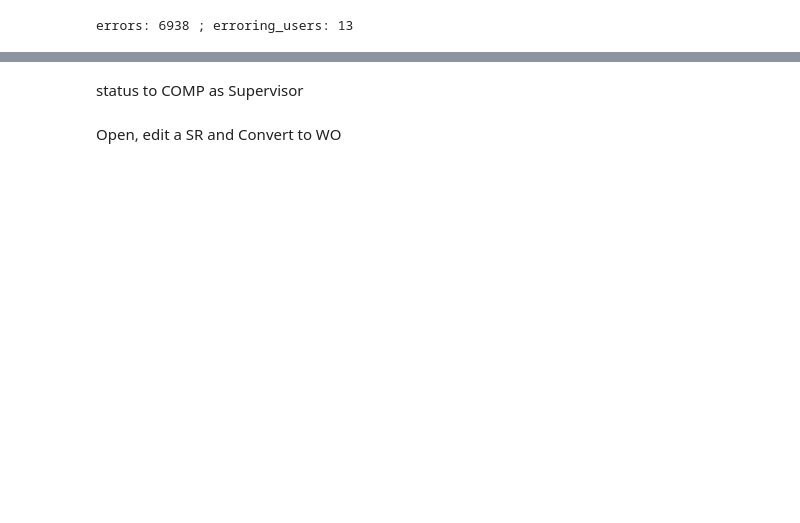
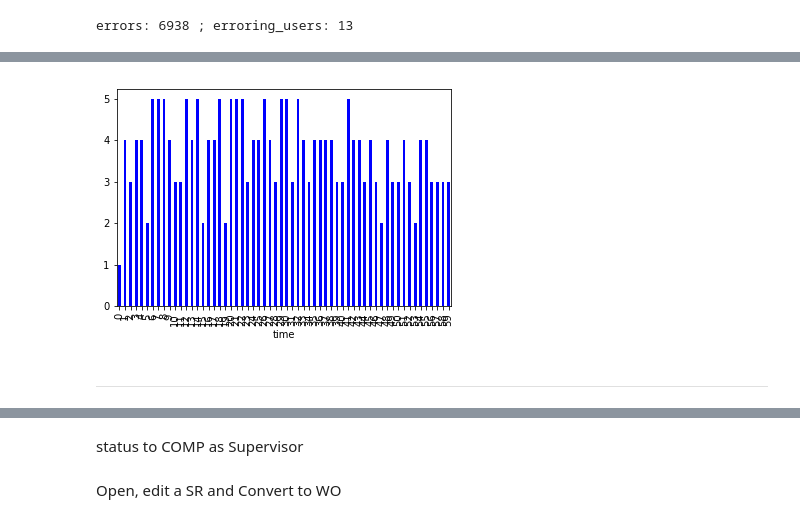
Before and after one commit to bobev18/errlogana, a Jupyter notebook: Log Error Analysis.ipynb, the cells around one changed output, grey strips where cells are left out. Saved outputs shown, nothing was run; the diff lists cells and outputs as text; code cells hidden in the pictures; blank space fills up the shorter version.

```diff
--- a/Log Error Analysis.ipynb
+++ b/Log Error Analysis.ipynb
@@ -35,26 +35,32 @@ class TestError():
             self.file = sv.group(2)
             # name_parts = self.file.split('__')
             # self.uj = name_parts[0]
+        else:
+            self.validation = None
+            self.file = None
 
         if errortype == 'Response DD Extraction Failure':
             ddisrc = re.search(r'Error reading value for response DD item (.+?) used in step (.+?)', message)
             self.dditem = ddisrc.group(1)
             # !!! the line below currently gives wrong value due to BUG in the ST logs.
             # self.ddi_source = ddisrc.group(2)
+        else:
+            self.dditem = None
 
-    def show(self):
+    def show(self, shorten=True):
+        if shorten:
+            message = self.cause_message[:50] + (len(self.cause_message)>50)*'...'
+        if self.dditem:
+            message = self.dditem
         return OrderedDict([('time', self.time),
                 ('user', self.userid),
-                ('total user errors', 0),
+#                 ('total errors', 0),
                 ('uj', self.uj),
                 ('step', self.stepid),
                 ('cycle', self.cycleid),
                 ('error type', self.errortype),
                 ('error cause', self.cause),
-                ('loop length', self.loop_len),
-                ('loop start', self.loop_start_cycle),
-                ('loop end', self.loop_end_cycle),
-                ('cause message', self.cause_message),
+                ('cause message/ddi', message),
                ])
 
     def set_snapshot_details(self):
@@ -437,0 +528,6 @@ data
+# %%
+vusers['0011'].plot_user_errors('m')
+# %% [output]
+[figure, added]
+# %% [markdown]
+---------------------------------------------------
```
Also changed, not shown: parts of 29 cells of this notebook.
